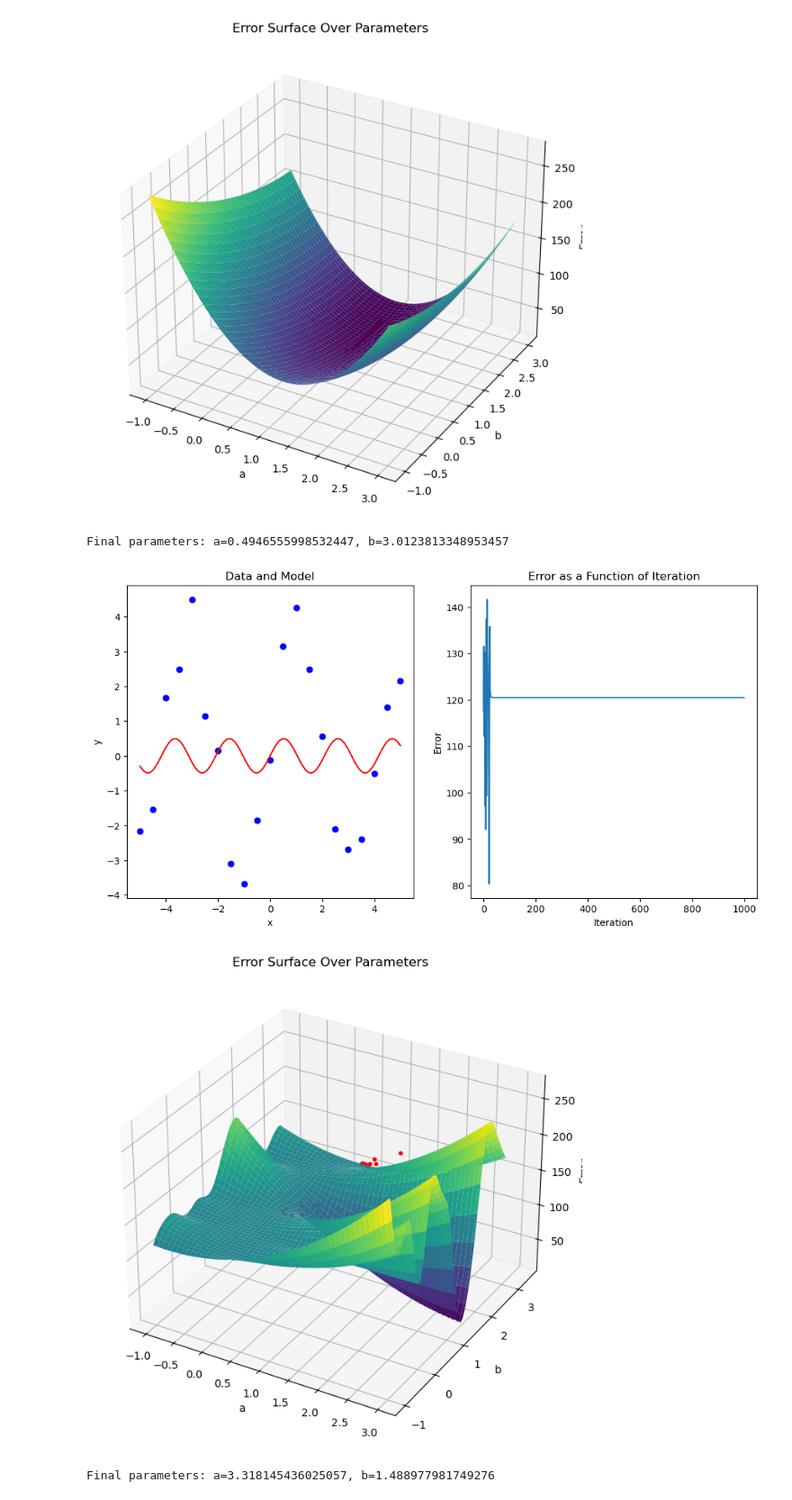
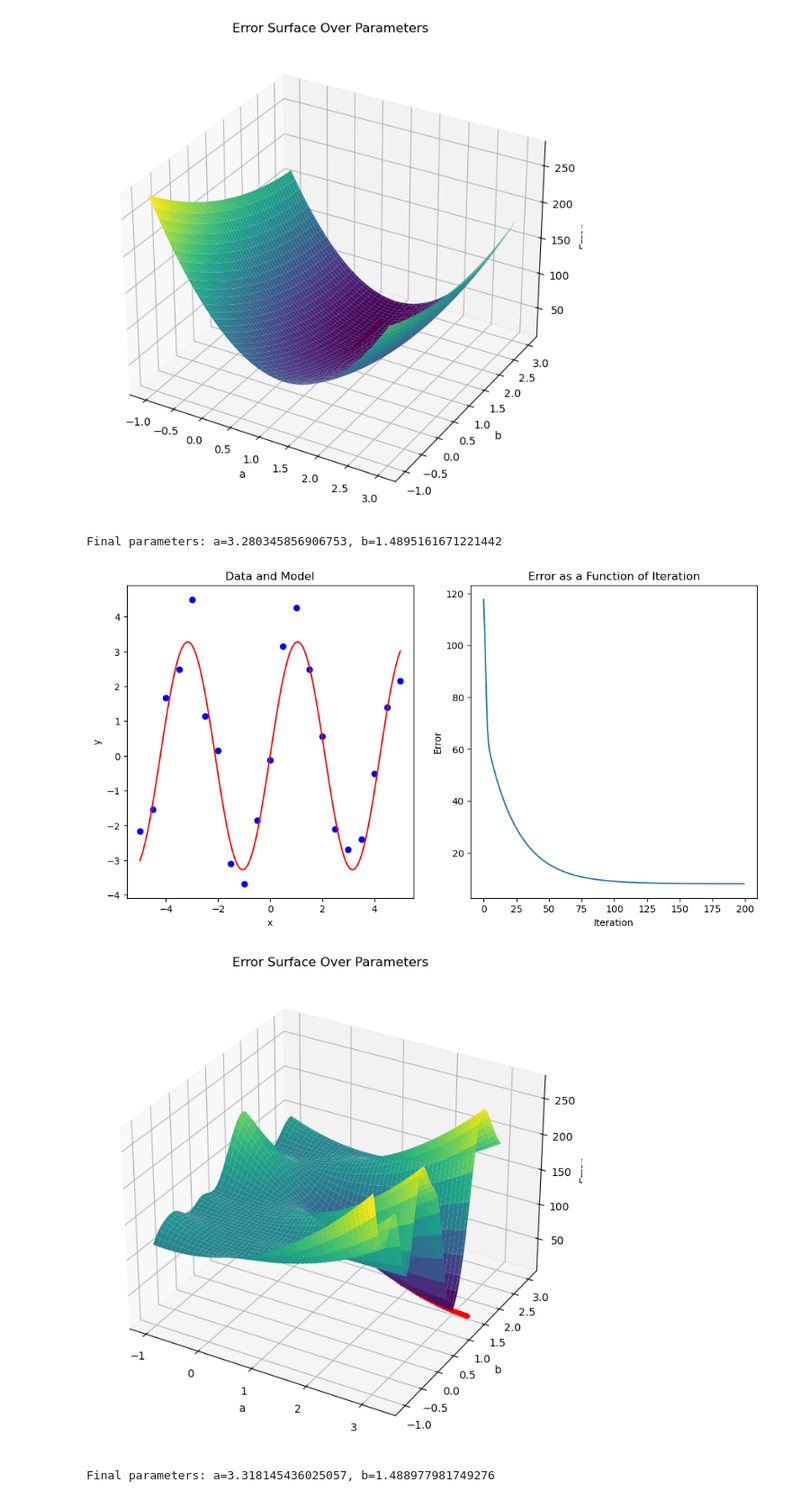
Before and after one commit to ShaharAshe/ML_finalProject, a Jupyter notebook: proj_q1.ipynb, the cells around one changed output. Shown at 90% size. Cells and saved outputs as stored; diff of their text form; code cells hidden in the pictures.

```diff
--- a/proj_q1.ipynb
+++ b/proj_q1.ipynb
@@ -240,10 +240,10 @@ grad_E_b_func = lambdify((a, b), grad_E_b, 'numpy')
 a_val, b_val = 1, 1  # You might need to adjust these initial values
 
 # Learning rate
-lr = 0.01  # You might need to adjust the learning rate
+lr = 0.001  # You might need to adjust the learning rate
 
 # Number of iterations
-iterations = 1000
+iterations = 200
 
 # To store history of error
 errors = []
@@ -279,36 +279,36 @@ plt.ylabel('y')
 plt.title('Data and Model')
 
 # Plot error as a function of iteration
 plt.subplot(1, 2, 2)
 plt.plot(range(iterations), errors)
 plt.xlabel('Iteration')
 plt.ylabel('Error')
 plt.title('Error as a Function of Iteration')
 plt.show()
 
 # Plot error surface over parameters
 a_values = np.linspace(-1, 3, 100)
 b_values = np.linspace(-1, 3, 100)
 A, B = np.meshgrid(a_values, b_values)
 
 E = np.zeros_like(A)
 for i in range(A.shape[0]):
     for j in range(A.shape[1]):
         E[i, j] = E_func(A[i, j], B[i, j])
 
 fig = plt.figure(figsize=(10, 8))
 ax = fig.add_subplot(111, projection='3d')
 ax.plot_surface(A, B, E, cmap='viridis')
 ax.plot(parameters[:, 0], parameters[:, 1], errors, 'r.')
 ax.set_xlabel('a')
 ax.set_ylabel('b')
 ax.set_zlabel('Error')
 ax.set_title('Error Surface Over Parameters')
 plt.show()
 # %% [output]
-Final parameters: a=0.4946555998532447, b=3.0123813348953457
+Final parameters: a=3.280345856906753, b=1.4895161671221442
-[figure, old version]
+[figure, new version]
-[figure, old version]
+[figure, new version]
 # %%
 from scipy.optimize import curve_fit
 
```
Also changed, not shown: parts of 1 cell of this notebook, 3 other files.
